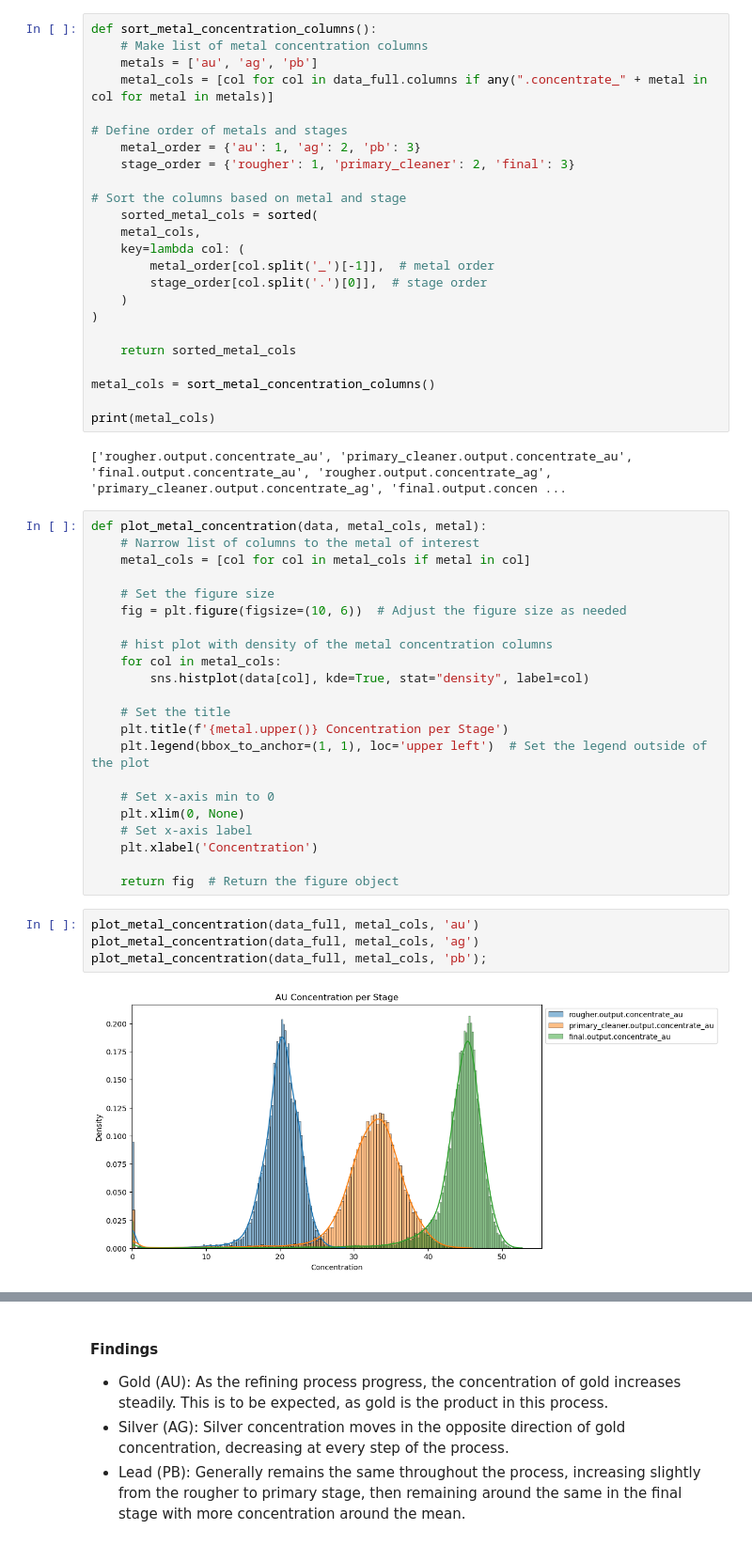
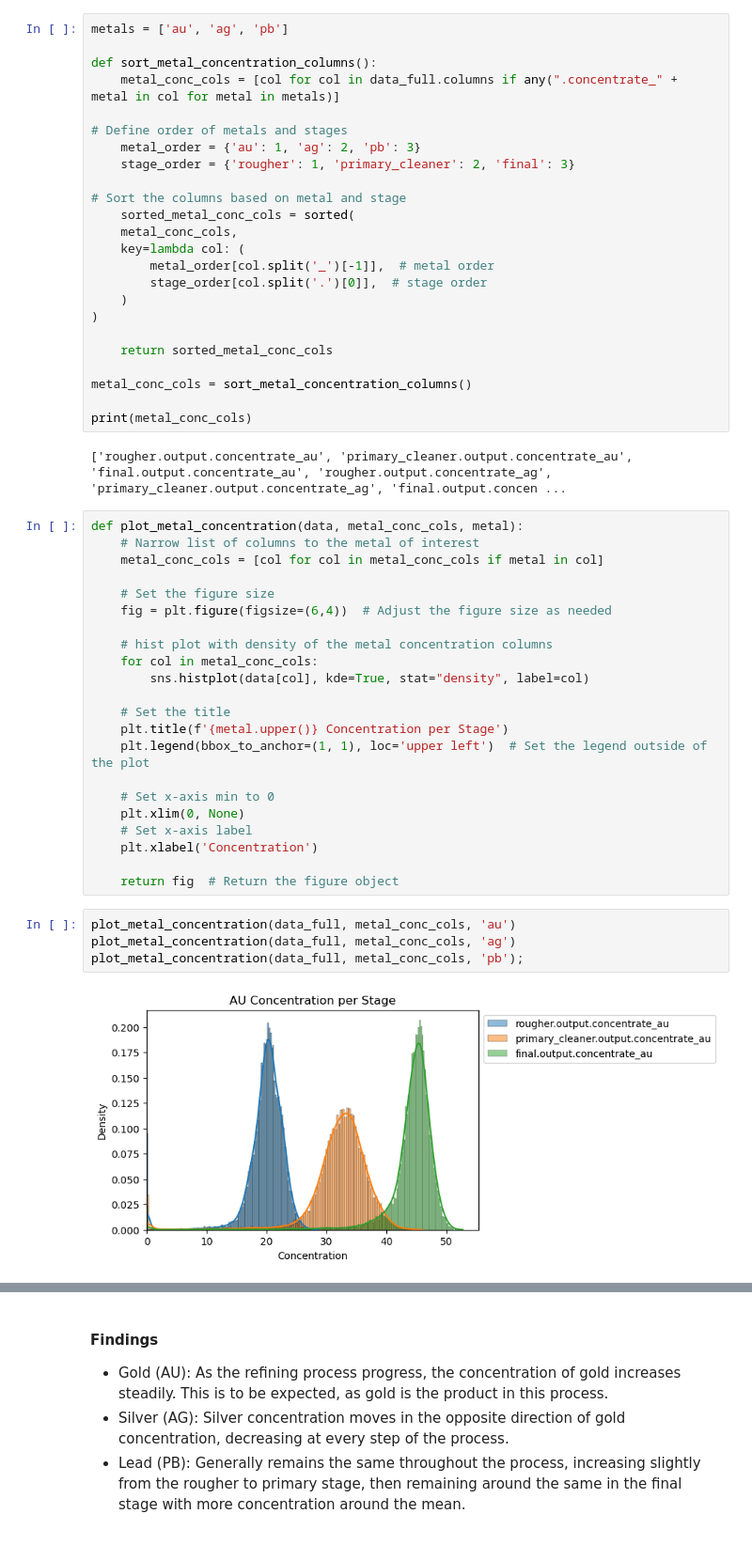
Before and after one commit to IMMontoya/Machine-Learning-Model-for-Efficiency-in-Gold-Mining, a Jupyter notebook: notebook.ipynb, the cells around one changed output, grey strips where cells are left out. Shown: that part at 94% size. Saved outputs shown, nothing was run; the diff lists cells and outputs as text.

Commit message:
Consider total concentrations + findings

```diff
--- a/notebook.ipynb
+++ b/notebook.ipynb
@@ -276,41 +276,41 @@ data_test min date: 2016-09-01 00:59:59, max date: 2017-12-31 23:59:59
 # %% [markdown]
 ### Concentrations of metals (Au, Ag, Pb) per purification stage.
 # %%
+metals = ['au', 'ag', 'pb']
+
 def sort_metal_concentration_columns():
-    # Make list of metal concentration columns
-    metals = ['au', 'ag', 'pb']
-    metal_cols = [col for col in data_full.columns if any(".concentrate_" + metal in col for metal in metals)]
+    metal_conc_cols = [col for col in data_full.columns if any(".concentrate_" + metal in col for metal in metals)]
 
 # Define order of metals and stages
     metal_order = {'au': 1, 'ag': 2, 'pb': 3}
     stage_order = {'rougher': 1, 'primary_cleaner': 2, 'final': 3}
 
 # Sort the columns based on metal and stage
-    sorted_metal_cols = sorted(
-    metal_cols,
+    sorted_metal_conc_cols = sorted(
+    metal_conc_cols,
     key=lambda col: (
         metal_order[col.split('_')[-1]],  # metal order
         stage_order[col.split('.')[0]],  # stage order
     )
 )
 
-    return sorted_metal_cols
+    return sorted_metal_conc_cols
 
-metal_cols = sort_metal_concentration_columns()
+metal_conc_cols = sort_metal_concentration_columns()
 
-print(metal_cols)
+print(metal_conc_cols)
 # %% [output]
 ['rougher.output.concentrate_au', 'primary_cleaner.output.concentrate_au', 'final.output.concentrate_au', 'rougher.output.concentrate_ag', 'primary_cleaner.output.concentrate_ag', 'final.output.concen ...
 # %%
-def plot_metal_concentration(data, metal_cols, metal):
+def plot_metal_concentration(data, metal_conc_cols, metal):
     # Narrow list of columns to the metal of interest
-    metal_cols = [col for col in metal_cols if metal in col]
+    metal_conc_cols = [col for col in metal_conc_cols if metal in col]
 
     # Set the figure size
-    fig = plt.figure(figsize=(10, 6))  # Adjust the figure size as needed
+    fig = plt.figure(figsize=(6,4))  # Adjust the figure size as needed
 
     # hist plot with density of the metal concentration columns
-    for col in metal_cols:
+    for col in metal_conc_cols:
         sns.histplot(data[col], kde=True, stat="density", label=col)
 
     # Set the title
@@ -324,8 +324,8 @@ def plot_metal_concentration(data, metal_cols, metal):
 
     return fig  # Return the figure object
 # %%
-plot_metal_concentration(data_full, metal_cols, 'au')
-plot_metal_concentration(data_full, metal_cols, 'ag')
-plot_metal_concentration(data_full, metal_cols, 'pb');
+plot_metal_concentration(data_full, metal_conc_cols, 'au')
+plot_metal_concentration(data_full, metal_conc_cols, 'ag')
+plot_metal_concentration(data_full, metal_conc_cols, 'pb');
 # %% [output]
-[figure, old version]
+[figure, new version]
```
Also changed, not shown: parts of 11 cells of this notebook.
